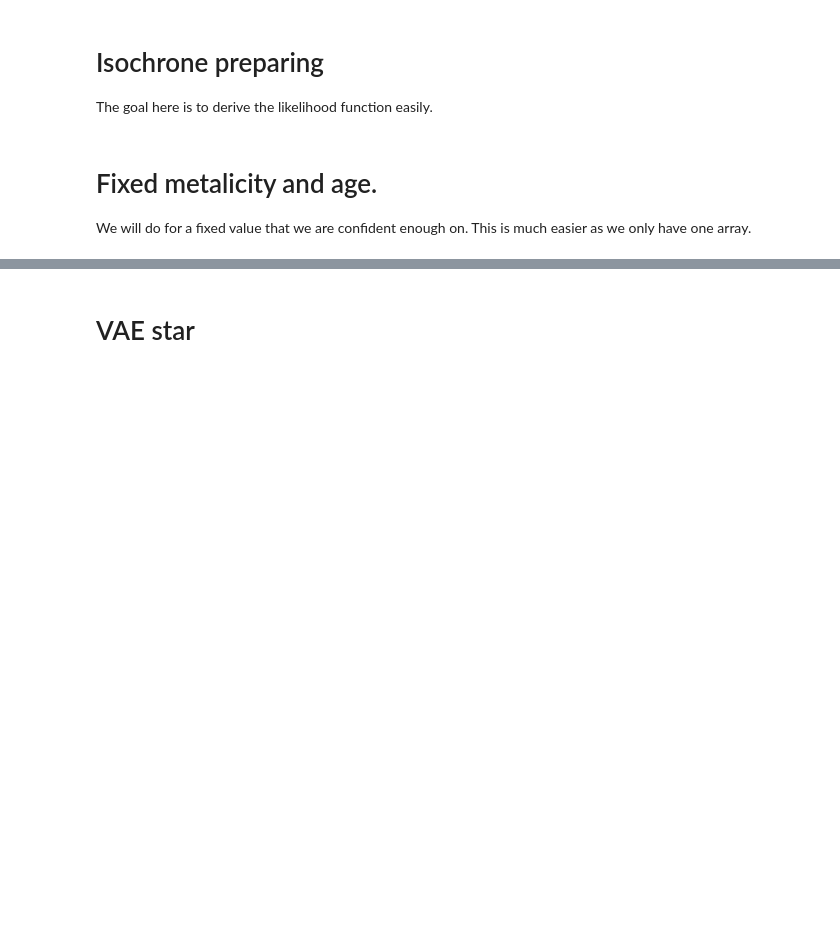
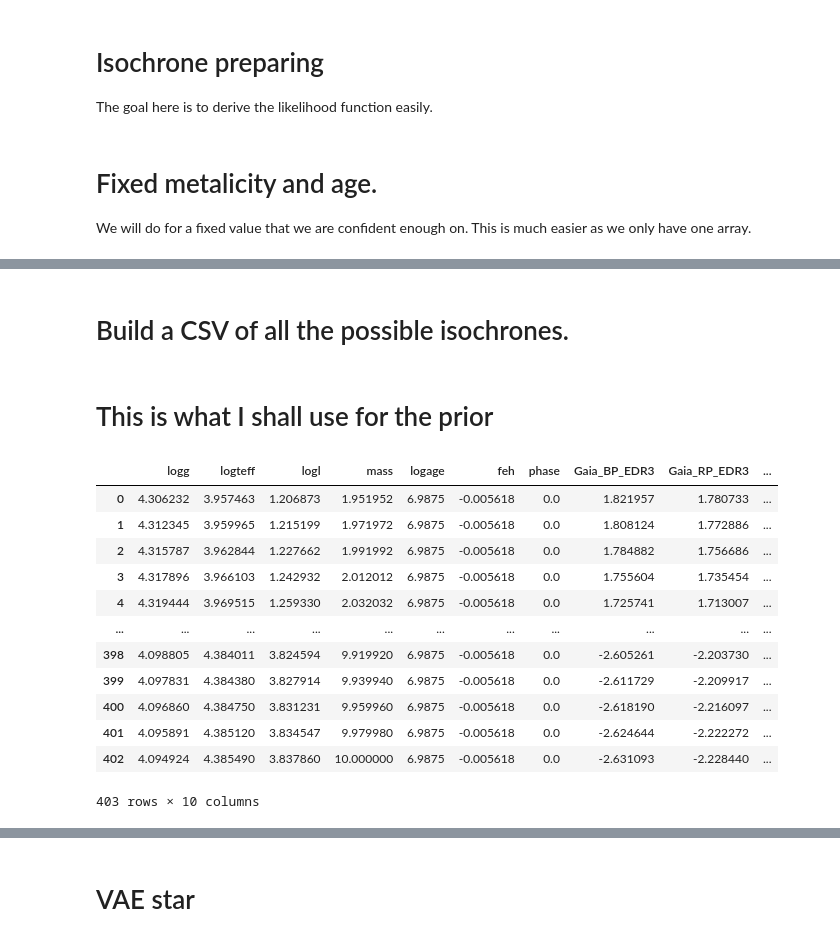
Before and after one commit to ocallam6/VaeStar, a Jupyter notebook: data_prep.ipynb, the cells around one changed output, grey strips where cells are left out. Saved outputs shown, nothing was run; the diff lists cells and outputs as text; code cells hidden in the pictures; blank space fills up the shorter version.

```diff
--- a/data_prep.ipynb
+++ b/data_prep.ipynb
@@ -237,0 +238,2 @@ plt.ylim(8, -3)
+# %% [markdown]
+# Build a CSV of all the possible isochrones.
@@ -237,0 +249,38 @@ plt.ylim(8, -3)
+# %%
+def find_nearest(array, value):
+    array = np.asarray(array)
+    idx = (np.abs(array - value)).argmin()
+    return array[idx],idx
+# %% [markdown]
+# This is what I shall use for the prior
+# %%
+def isochrone_selector(feh,age):
+    if(feh<-4 or feh>0.5):
+        raise NotImplementedError
+    if(age<5 or age>10.3):
+        raise NotImplementedError
+    else:
+        logagegrid = np.linspace(5,10.3,105)
+        fehgrid = np.linspace(-4,0.5,90)
+        feh,feh_idx=find_nearest(fehgrid,feh)
+        age,age_idx=find_nearest(logagegrid,age)
+
+        return feh_idx*len(logagegrid)+age_idx
+
+
+
+dfs[isochrone_selector(0,7)]
+# %% [output]
+|  | logg | logteff | logl | mass | logage | feh | phase | Gaia_BP_EDR3 | Gaia_RP_EDR3 | ... |
+| 0 | 4.306232 | 3.957463 | 1.206873 | 1.951952 | 6.9875 | -0.005618 | 0.0 | 1.821957 | 1.780733 | ... |
+| 1 | 4.312345 | 3.959965 | 1.215199 | 1.971972 | 6.9875 | -0.005618 | 0.0 | 1.808124 | 1.772886 | ... |
+| 2 | 4.315787 | 3.962844 | 1.227662 | 1.991992 | 6.9875 | -0.005618 | 0.0 | 1.784882 | 1.756686 | ... |
+| 3 | 4.317896 | 3.966103 | 1.242932 | 2.012012 | 6.9875 | -0.005618 | 0.0 | 1.755604 | 1.735454 | ... |
+| 4 | 4.319444 | 3.969515 | 1.259330 | 2.032032 | 6.9875 | -0.005618 | 0.0 | 1.725741 | 1.713007 | ... |
+| ... | ... | ... | ... | ... | ... | ... | ... | ... | ... | ... |
+| 398 | 4.098805 | 4.384011 | 3.824594 | 9.919920 | 6.9875 | -0.005618 | 0.0 | -2.605261 | -2.203730 | ... |
+| 399 | 4.097831 | 4.384380 | 3.827914 | 9.939940 | 6.9875 | -0.005618 | 0.0 | -2.611729 | -2.209917 | ... |
+| 400 | 4.096860 | 4.384750 | 3.831231 | 9.959960 | 6.9875 | -0.005618 | 0.0 | -2.618190 | -2.216097 | ... |
+| 401 | 4.095891 | 4.385120 | 3.834547 | 9.979980 | 6.9875 | -0.005618 | 0.0 | -2.624644 | -2.222272 | ... |
+| 402 | 4.094924 | 4.385490 | 3.837860 | 10.000000 | 6.9875 | -0.005618 | 0.0 | -2.631093 | -2.228440 | ... |
+403 rows × 10 columns
```
Also changed, not shown: parts of 22 cells of this notebook, 1 other file.
